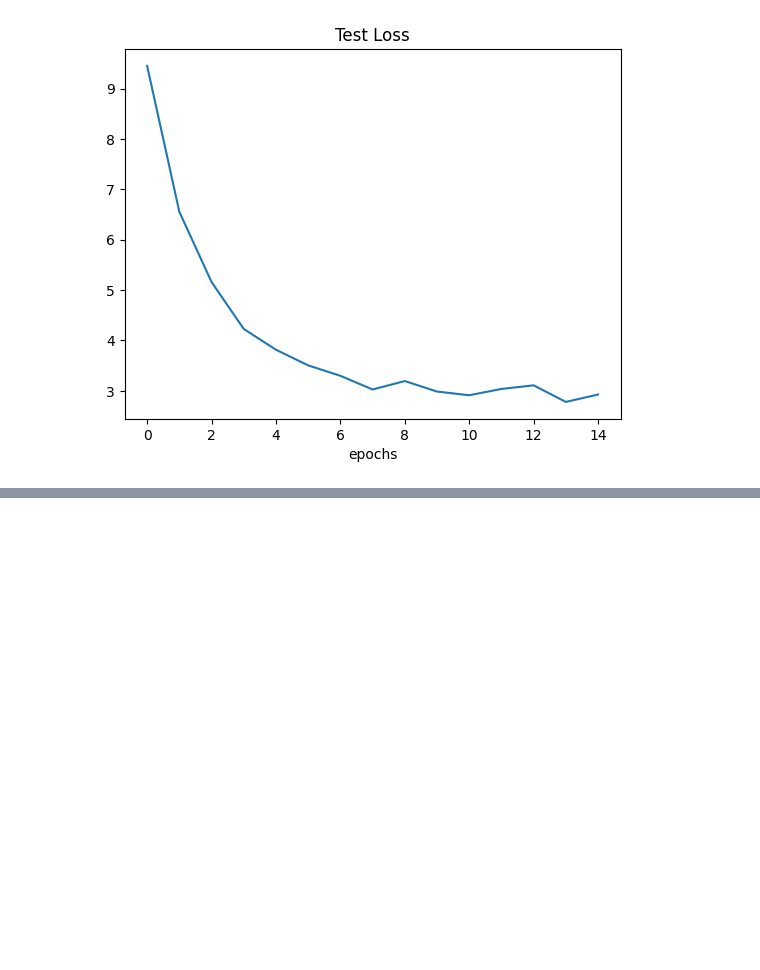
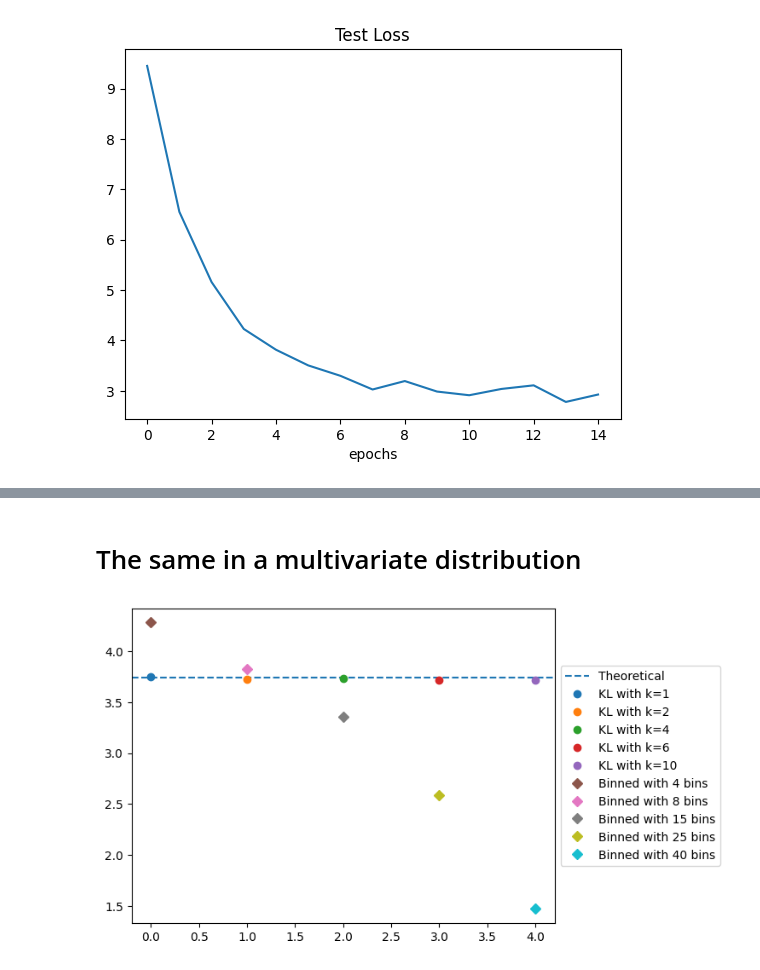
Before and after one commit to Giacomo-Menegatti/Information_theory, a Jupyter notebook: NN_MI.ipynb, the cells around one changed output, grey strips where cells are left out. Drawn from its saved outputs; the diff is of its cells as text; code cells hidden in the pictures; blank space fills up the shorter version.

```diff
--- a/NN_MI.ipynb
+++ b/NN_MI.ipynb
@@ -215,0 +274,24 @@ Using binning to constrain the hidden variables to a discrete distribution and s
+# %% [markdown]
+# The same in a multivariate distribution
+# %%
+C = np.array(((1, 0.5, -0.5), (0.5, 1, 0.2), (-0.5, 0.2, 1)))
+x = rng.multivariate_normal([0, 0, 0], C, size=1000)
+
+h_0 = 0.5*np.log((2*np.pi*np.e)**3*np.linalg.det(C))
+
+plt.axhline(y=h_0, label='Theoretical', ls='--', xmin=0, xmax=5)
+for i, k in enumerate([1,2,4,6,10]):
+    plt.plot(i, im.entropy(x, approach='kl', k=k), 'o', label=(f'KL with k={k}'), )
+
+for i, k in enumerate([4, 8 ,15,25, 40,]):
+    f_i, bins = np.histogramdd(x, bins = k, density=False)
+    bin_vol = (bins[0][1]-bins[0][0])*(bins[1][1]-bins[1][0])*(bins[2][1]-bins[2][0])
+    p_i = f_i/np.sum(f_i)
+    p_i = p_i[p_i>0]
+    h_binned = -np.sum(p_i*np.log(p_i)) + np.log(bin_vol)
+    plt.plot(i, h_binned, 'D', label=f'Binned with {k} bins')
+
+plt.legend( loc="center left", bbox_to_anchor=(1.0, 0.5))
+plt.show()
+# %% [output]
+[figure, added]
```
Also changed, not shown: parts of 10 cells of this notebook.
